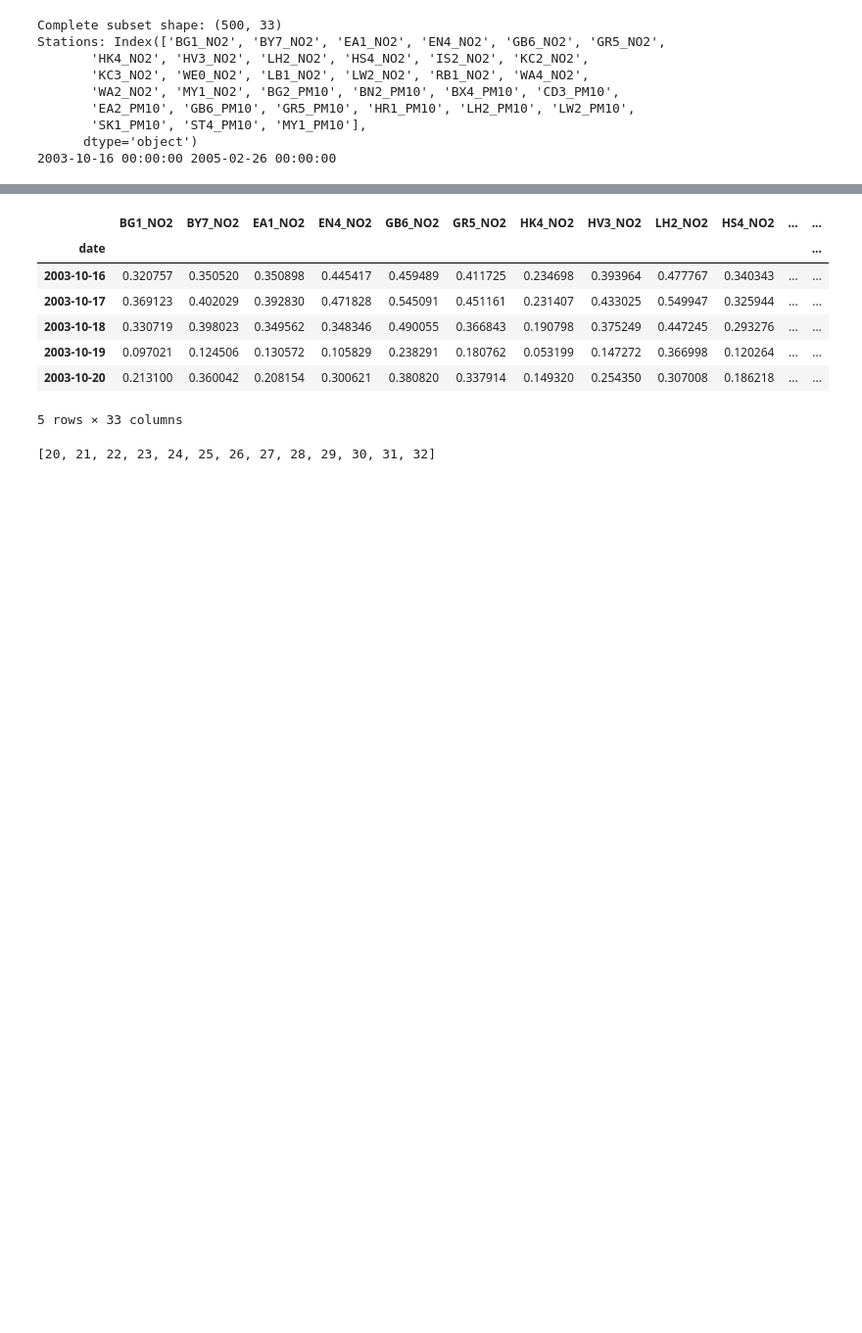
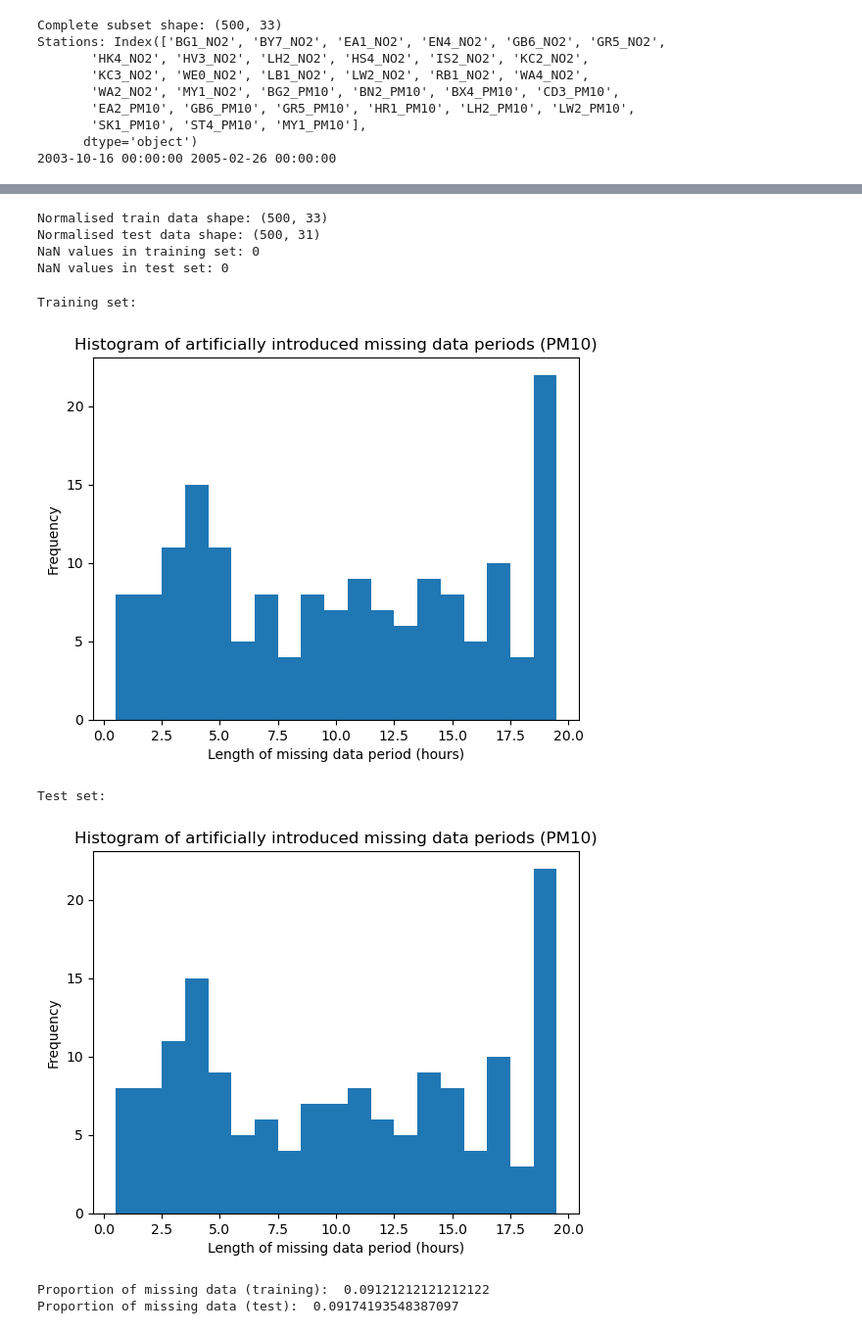
Before and after one commit to michellewl/AQ-graph-prop, a Jupyter notebook: multi_species_propagation.ipynb, the cells around one changed output, grey strips where cells are left out. Shown: that part at 98% size. Drawn from its saved outputs; the diff is of its cells as text; code cells hidden in the pictures; blank space fills up the shorter version.

Commit message:
Daily multi-species propagation for PM10, with consecutive windows of missing data.

```diff
--- a/multi_species_propagation.ipynb
+++ b/multi_species_propagation.ipynb
@@ -81,3 +94,13 @@ Stations: Index(['BG1_NO2', 'BY7_NO2', 'EA1_NO2', 'EN4_NO2', 'GB6_NO2', 'GR5_NO2
        'SK1_PM10', 'ST4_PM10', 'MY1_PM10'],
       dtype='object')
 2003-10-16 00:00:00 2005-02-26 00:00:00
+# %%
+# Try a separate test set
+df_test = df_before_2020.loc[df_before_2020.index > complete_subset.index.max().strftime("%Y-%m-%d")]
+complete_subset_test, column_names_test = get_complete_subset(df_test, num_valid_values=500)
+# complete_subset_test = get_custom_subset(df_test, column_names, num_valid_values=500)
+print("Complete test subset shape:", complete_subset_test.shape)
+print("Stations:", column_names_test)
+print(complete_subset_test.index.min(), complete_subset_test.index.max())
+train_set = complete_subset
+test_set = complete_subset_test
@@ -85,17 +118,10 @@ Stations: Index(['BG1_NO2', 'BY7_NO2', 'EA1_NO2', 'EN4_NO2', 'GB6_NO2', 'GR5_NO2
 # Normalise data between 0 and 1
 
 def normalise_data(data):
-    return (data - data.min()) / (data.max() - data.min())
+    mins = data.min()
+    maxs = data.max()
+    normalized_data = (data - mins) / (maxs - mins)
+    return normalized_data, mins, maxs
 
-normalised_data = normalise_data(complete_subset)
+def denormalise_data(normalized_data, mins, maxs):
+    return normalized_data * (maxs - mins) + mins
-# %%
-normalised_data.head()
-# %% [output]
-|  | BG1_NO2 | BY7_NO2 | EA1_NO2 | EN4_NO2 | GB6_NO2 | GR5_NO2 | HK4_NO2 | HV3_NO2 | LH2_NO2 | HS4_NO2 | ... | ... |
-| date |  |  |  |  |  |  |  |  |  |  |  | ... |
-| 2003-10-16 | 0.320757 | 0.350520 | 0.350898 | 0.445417 | 0.459489 | 0.411725 | 0.234698 | 0.393964 | 0.477767 | 0.340343 | ... | ... |
-| 2003-10-17 | 0.369123 | 0.402029 | 0.392830 | 0.471828 | 0.545091 | 0.451161 | 0.231407 | 0.433025 | 0.549947 | 0.325944 | ... | ... |
-| 2003-10-18 | 0.330719 | 0.398023 | 0.349562 | 0.348346 | 0.490055 | 0.366843 | 0.190798 | 0.375249 | 0.447245 | 0.293276 | ... | ... |
-| 2003-10-19 | 0.097021 | 0.124506 | 0.130572 | 0.105829 | 0.238291 | 0.180762 | 0.053199 | 0.147272 | 0.366998 | 0.120264 | ... | ... |
-| 2003-10-20 | 0.213100 | 0.360042 | 0.208154 | 0.300621 | 0.380820 | 0.337914 | 0.149320 | 0.254350 | 0.307008 | 0.186218 | ... | ... |
-5 rows × 33 columns
@@ -105,4 +128,33 @@ PM10_indices = [i for i, name in enumerate(column_names) if name.endswith('_PM10
-# %%
-PM10_indices
-# %% [output]
-[20, 21, 22, 23, 24, 25, 26, 27, 28, 29, 30, 31, 32]
+# %%
+normalised_train, mins_train, maxs_train = normalise_data(train_set)
+normalised_test, mins_test, maxs_test = normalise_data(test_set)
+print("Normalised train data shape:", normalised_train.shape)
+print("Normalised test data shape:", normalised_test.shape)
+print("NaN values in training set:", normalised_train.isna().sum().sum())
+print("NaN values in test set:", normalised_test.isna().sum().sum())
+# %% [output]
+Normalised train data shape: (500, 33)
+Normalised test data shape: (500, 31)
+NaN values in training set: 0
+NaN values in test set: 0
+# %%
+# INTRODUCE CONSECUTIVE GAPS
+
+gap_proportion = 0.2 # Proportion of missing entries
+max_period_length = 20 # Maximum length of missing data periods
+species = 'PM10' # Name of the species for which gaps are introduced
+
+print("Training set:")
+gap_indices_train, true_values_train, subset_train = introduce_gaps(normalised_train, gap_proportion, max_period_length=max_period_length, species=species, plot_histogram=True)
+print("Test set:")
+gap_indices_test, true_values_test, subset_test = introduce_gaps(normalised_test, gap_proportion, max_period_length=max_period_length, species=species, plot_histogram=True)
+
+print(f"Proportion of missing data (training): ", subset_train.isna().sum().sum()/(subset_train.size))
+print(f"Proportion of missing data (test): ", subset_test.isna().sum().sum()/(subset_test.size))
+# %% [output]
+Training set:
+[figure, added]
+Test set:
+[figure, added]
+Proportion of missing data (training):  0.09121212121212122
+Proportion of missing data (test):  0.09174193548387097
```
Also changed, not shown: parts of 15 cells of this notebook.
